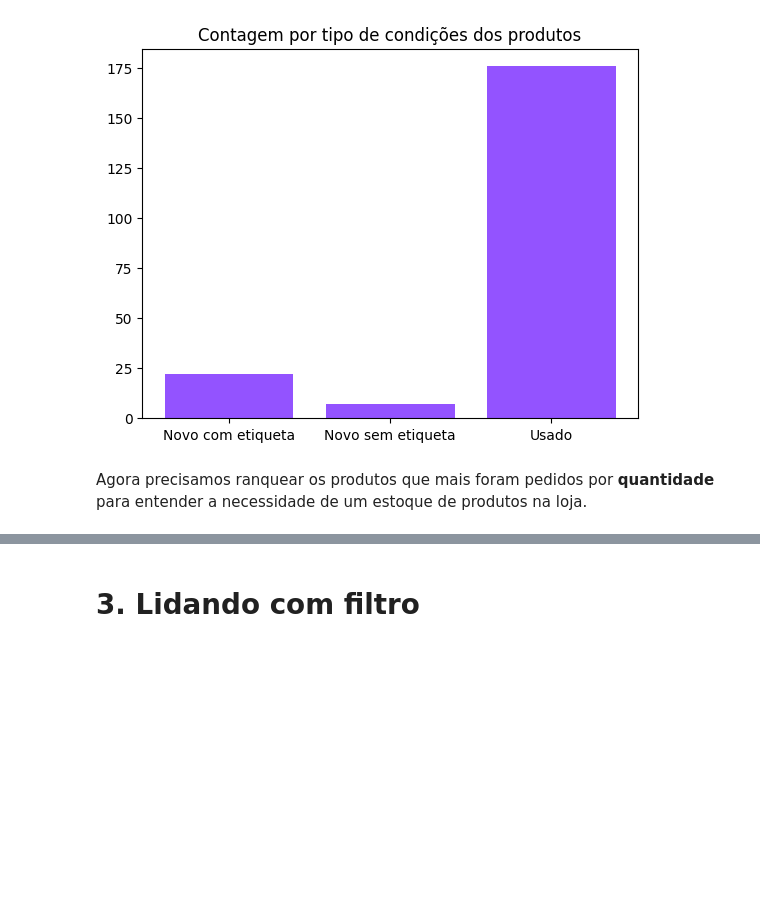
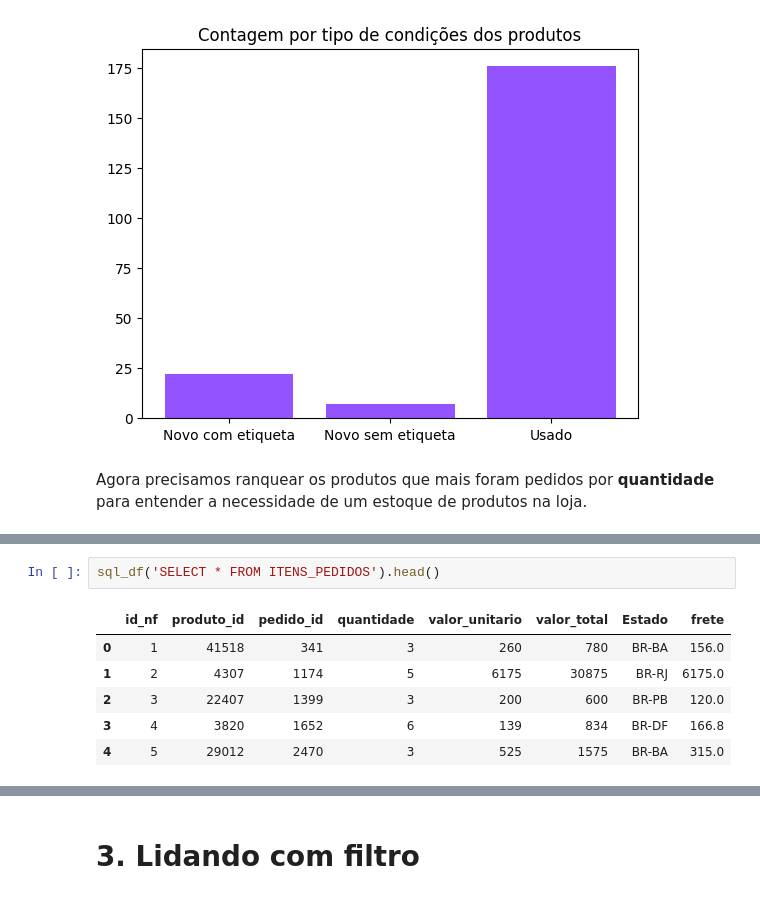
Before and after one commit to FernandoLink/Python, a Jupyter notebook: Notebook_Meteora.ipynb, the cells around one changed output, grey strips where cells are left out. Saved outputs shown, nothing was run; the diff lists cells and outputs as text; blank space fills up the shorter version.

```diff
--- a/Notebook_Meteora.ipynb
+++ b/Notebook_Meteora.ipynb
@@ -91,0 +99,9 @@ Agora precisamos ranquear os produtos que mais foram pedidos por **quantidade**
+# %%
+sql_df('SELECT * FROM ITENS_PEDIDOS').head()
+# %% [output]
+|  | id_nf | produto_id | pedido_id | quantidade | valor_unitario | valor_total | Estado | frete |
+| 0 | 1 | 41518 | 341 | 3 | 260 | 780 | BR-BA | 156.0 |
+| 1 | 2 | 4307 | 1174 | 5 | 6175 | 30875 | BR-RJ | 6175.0 |
+| 2 | 3 | 22407 | 1399 | 3 | 200 | 600 | BR-PB | 120.0 |
+| 3 | 4 | 3820 | 1652 | 6 | 139 | 834 | BR-DF | 166.8 |
+| 4 | 5 | 29012 | 2470 | 3 | 525 | 1575 | BR-BA | 315.0 |
```
Also changed, not shown: parts of 11 cells of this notebook.
